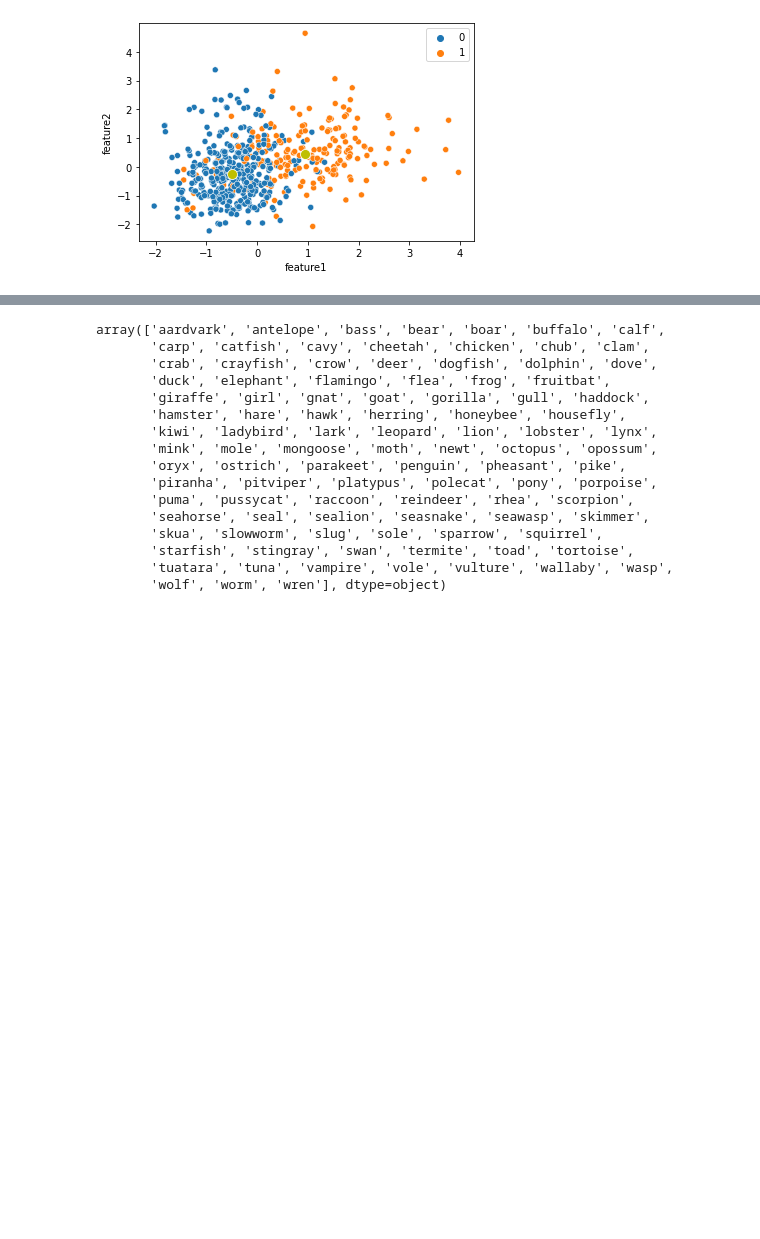
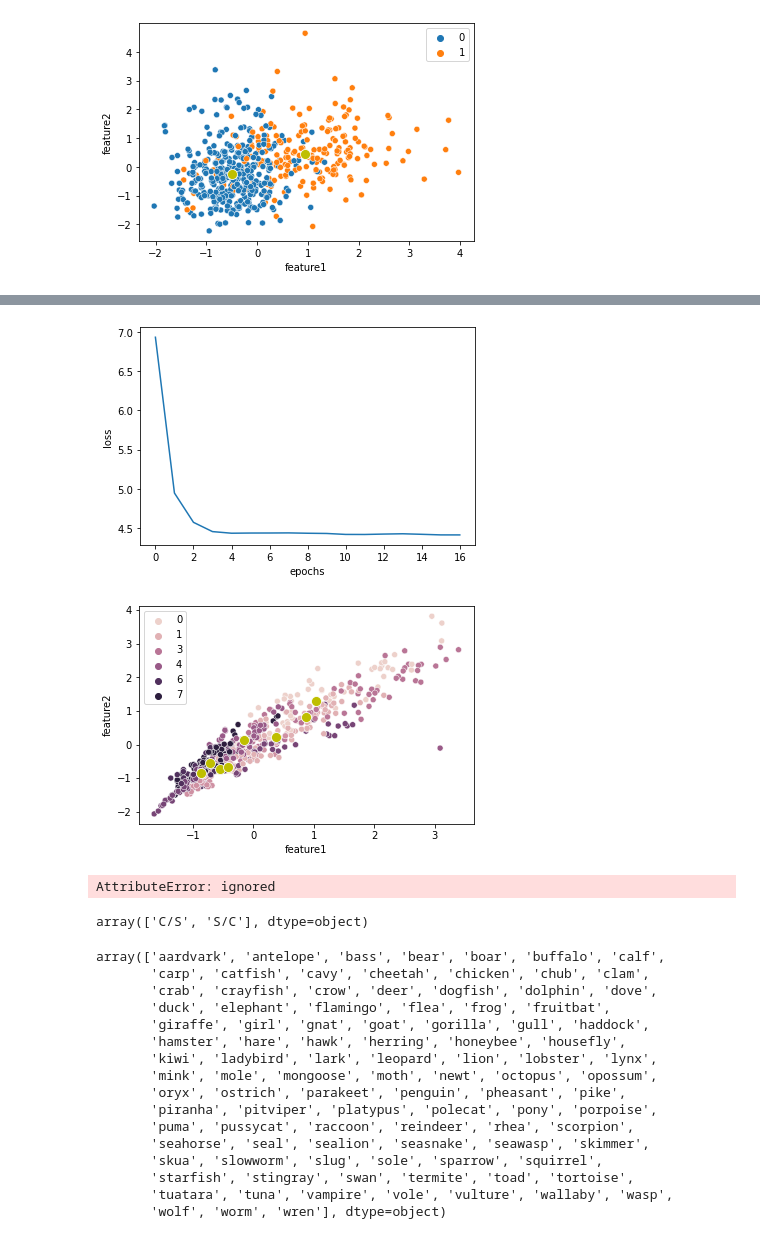
Before and after one commit to OmkarMehta/sparse-kmeans-feature-ranking, a Jupyter notebook: skfr.ipynb, the cells around one changed output, grey strips where cells are left out. Drawn from its saved outputs; the diff is of its cells as text; code cells hidden in the pictures; blank space fills up the shorter version.

Commit message:
skfr1 on mice protein data

```diff
--- a/skfr.ipynb
+++ b/skfr.ipynb
@@ -617,0 +694,59 @@ Iteration: 5 Loss: 1.573846697807312
+# %%
+root = 'data'
+folder = 'mice_protein'
+filename = 'Data_Cortex_Nuclear.xls'
+# read filename with first row as header
+data = pd.read_excel(os.path.join(root, folder, filename), header=0)
+data.head()
+
+# drop the columns named as MouseID, BCL2_N from the data
+for col in data.columns:
+    if 'MouseID' in col:
+        del data[col]
+    if 'BCL2_N' in col:
+        del data[col]
+
+data.head()
+
+# Convert Genotype column from categorical ('Control', 'Ts65Dn) to numeric
+data['Genotype'] = data['Genotype'].map({'Control': 0, 'Ts65Dn': 1})
+
+# Convert Treatment column from categorical ('Memantine', 'Saline') to numeric
+data['Treatment'] = data['Treatment'].map({'Memantine': 0, 'Saline': 1})
+
+# Convert Behavior column from categorical ('C/S', 'S/C') to numeric
+data['Behavior'] = data['Behavior'].map({'C/S': 0, 'S/C': 1})
+
+# store the class column as label and then drop it
+label = data.iloc[:, -1].values
+data = data.drop(data.columns[-1], axis=1)
+
+# drop null values
+data = data.dropna()
+
+# data.info()
+
+k = 8 # number of clusters
+sparsity = 75 # sparsity
+
+
+# get the number of features and cases
+features = data.shape[1]
+cases = data.shape[0]
+
+# convert data to numpy array
+data = data.values
+# transpose data
+data = data.T
+
+X_random = torch.FloatTensor(data)
+X_random = X_random.to(device)
+
+Class = np.array(random.choices([i for i in range(k)],k=cases))
+Class = torch.LongTensor(Class.tolist()).to(device)
+
+centroids, cluster, loss_list = skfr1(X_random,Class,k,sparsity, 20)
+
+plot_loss(loss_list)
+plot_clusters(X_random.T.cpu(),centroids.T.cpu(),cluster.cpu())
+# %% [output]
@@ -618,3 +770,13 @@ Iteration: 5 Loss: 1.573846697807312
+[figure, added]
+[figure, added]
+# %%
+data.info()
+# %% [output]
+AttributeError: ignored
+# %%
+data['Behavior'].unique()
+# %% [output]
+array(['C/S', 'S/C'], dtype=object)
 # %%
 data[0].unique()
 # %% [output]
```
Also changed, not shown: parts of 5 cells of this notebook.
